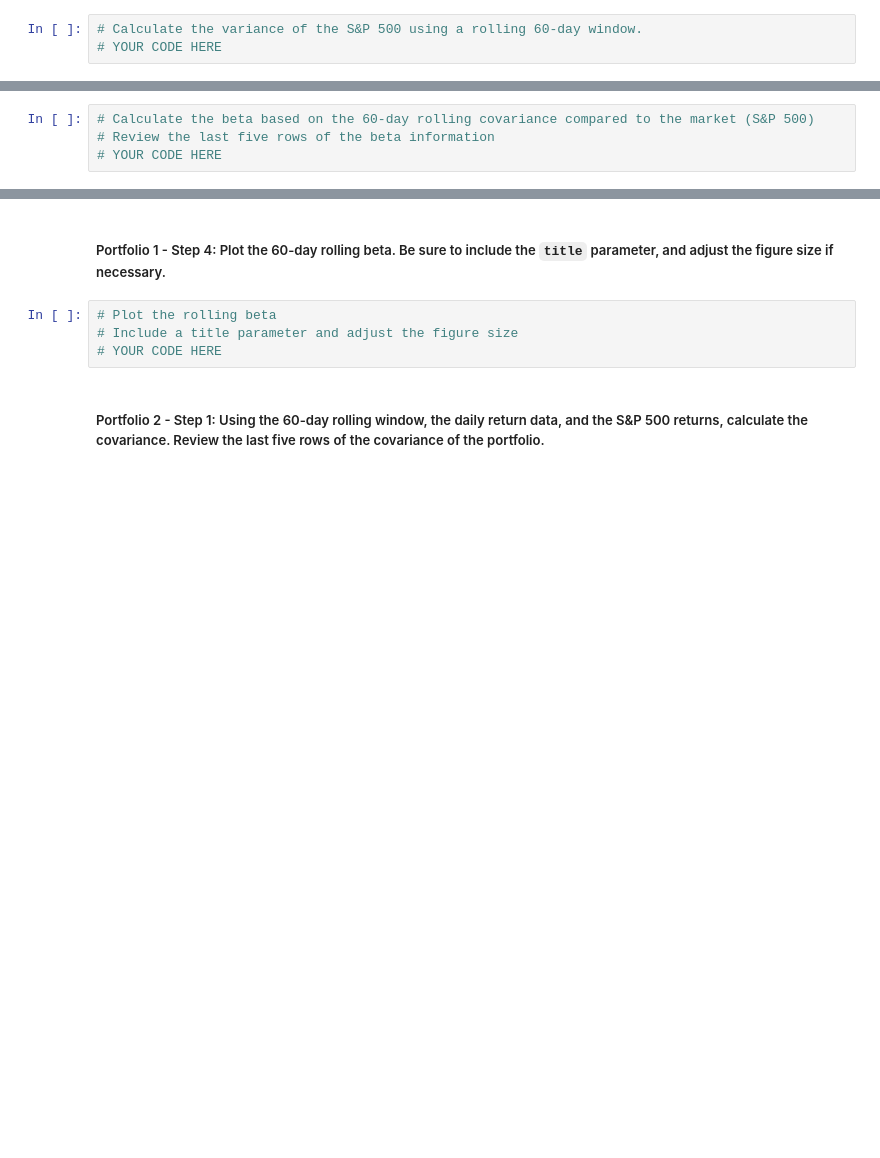
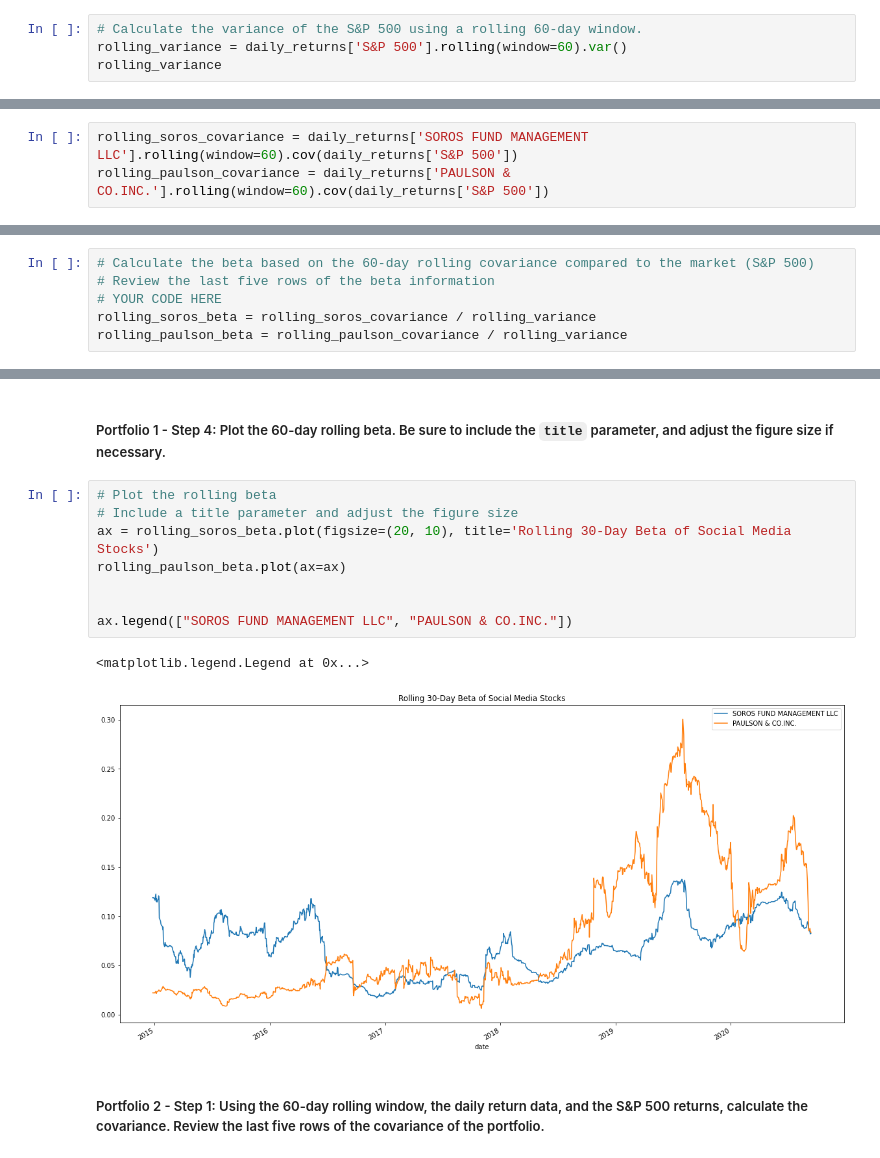
Before and after one commit to avalentini181/Risk_return_analysis, a Jupyter notebook: Starter_Code/risk_return_analysis.ipynb, the cells around one changed output, grey strips where cells are left out. Saved outputs shown, nothing was run; the diff lists cells and outputs as text; blank space fills up the shorter version.

```diff
--- a/Starter_Code/risk_return_analysis.ipynb
+++ b/Starter_Code/risk_return_analysis.ipynb
@@ -357,4 +383,5 @@ Your analysis is nearing completion. Now, you need to evaluate how the portfolio
 #### Use the Pandas `var` function to calculate the variance of the S&P 500 by using a 60-day rolling window. Visualize the last five rows of the variance of the S&P 500.
 # %%
 # Calculate the variance of the S&P 500 using a rolling 60-day window.
-# YOUR CODE HERE
+rolling_variance = daily_returns['S&P 500'].rolling(window=60).var()
+rolling_variance
@@ -377,9 +414,14 @@ Your analysis is nearing completion. Now, you need to evaluate how the portfolio
+# %%
+rolling_soros_covariance = daily_returns['SOROS FUND MANAGEMENT LLC'].rolling(window=60).cov(daily_returns['S&P 500'])
+rolling_paulson_covariance = daily_returns['PAULSON & CO.INC.'].rolling(window=60).cov(daily_returns['S&P 500'])
 # %% [markdown]
 ##### Portfolio 1 - Step 2: Calculate the beta of the portfolio. To do that, divide the covariance of the portfolio by the variance of the S&P 500.
 # %%
 # Calculate the beta based on the 60-day rolling covariance compared to the market (S&P 500)
 # Review the last five rows of the beta information
 # YOUR CODE HERE
+rolling_soros_beta = rolling_soros_covariance / rolling_variance
+rolling_paulson_beta = rolling_paulson_covariance / rolling_variance
 # %% [markdown]
 ##### Portfolio 1 - Step 3: Use the Pandas `mean` function to calculate the average value of the 60-day rolling beta of the portfolio.
 # %%
@@ -390,7 +432,14 @@ Your analysis is nearing completion. Now, you need to evaluate how the portfolio
 # %%
 # Plot the rolling beta
 # Include a title parameter and adjust the figure size
-# YOUR CODE HERE
+ax = rolling_soros_beta.plot(figsize=(20, 10), title='Rolling 30-Day Beta of Social Media Stocks')
+rolling_paulson_beta.plot(ax=ax)
+
+
+ax.legend(["SOROS FUND MANAGEMENT LLC", "PAULSON & CO.INC."])
+# %% [output]
+<matplotlib.legend.Legend at 0x...>
+[figure, added]
 # %% [markdown]
 ##### Portfolio 2 - Step 1: Using the 60-day rolling window, the daily return data, and the S&P 500 returns, calculate the covariance. Review the last five rows of the covariance of the portfolio.
 # %%
```
Also changed, not shown: parts of 23 cells of this notebook.
